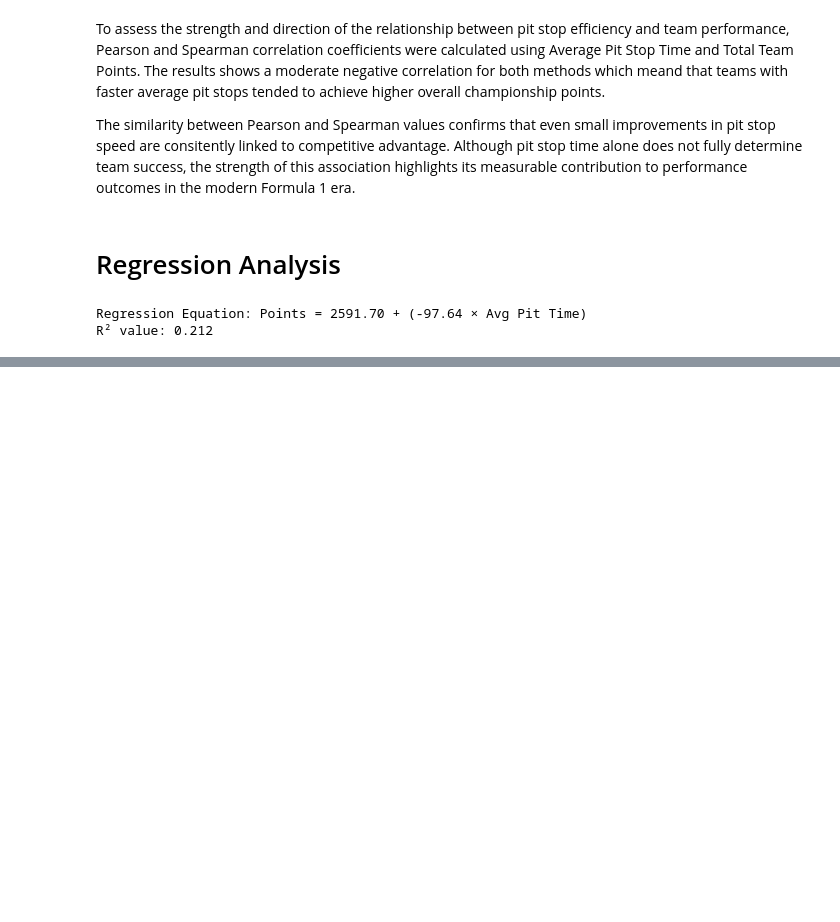
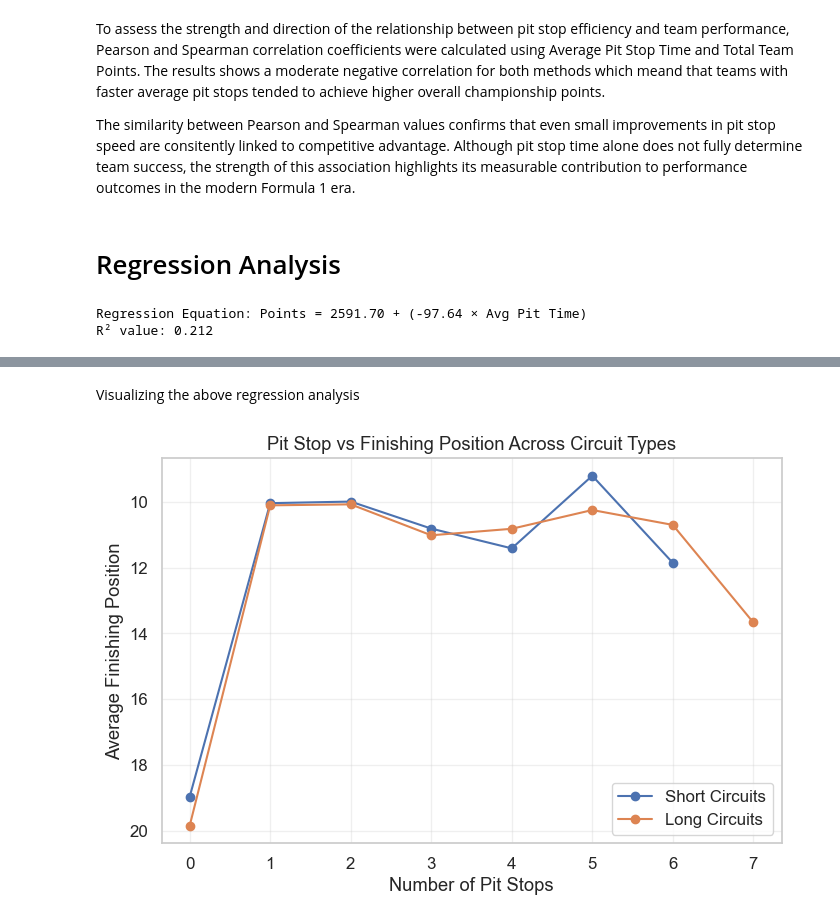
Before and after one commit to mahaejaz2699/Dissertation, a Jupyter notebook: data.ipynb, the cells around one changed output, grey strips where cells are left out. Saved outputs shown, nothing was run; the diff lists cells and outputs as text; code cells hidden in the pictures; blank space fills up the shorter version.

```diff
--- a/data.ipynb
+++ b/data.ipynb
@@ -2403,0 +2377,29 @@ OptionError: "No such keys(s): 'mode.use_inf_as_null'"
+# %% [markdown]
+Visualizing the above regression analysis
+# %%
+#Short vs Long circuits
+median_laps = merged['mean_laps'].median()
+merged['circuit_group'] = np.where(merged['mean_laps']>median_laps,
+                                  'Long Circuits','Short Circuits')
+
+#Aggregate mean finishing position
+plot_data = merged.groupby(['pit_count','circuit_group'])['positionOrder'].mean().reset_index()
+
+#Split into two groups
+short_df = plot_data[plot_data['circuit_group']=='Short Circuits']
+long_df = plot_data[plot_data['circuit_group']=='Long Circuits']
+
+#Plot
+plt.figure(figsize=(8,5))
+plt.plot(short_df['pit_count'],short_df['positionOrder'], marker='o', label='Short Circuits')
+plt.plot(long_df['pit_count'],long_df['positionOrder'], marker='o', label='Long Circuits')
+
+plt.title("Pit Stop vs Finishing Position Across Circuit Types")
+plt.xlabel("Number of Pit Stops")
+plt.ylabel("Average Finishing Position")
+plt.gca().invert_yaxis()
+plt.grid(alpha=0.3)
+plt.legend()
+plt.show()
+# %% [output]
+[figure, added]
```
Also changed, not shown: parts of 64 cells of this notebook.
